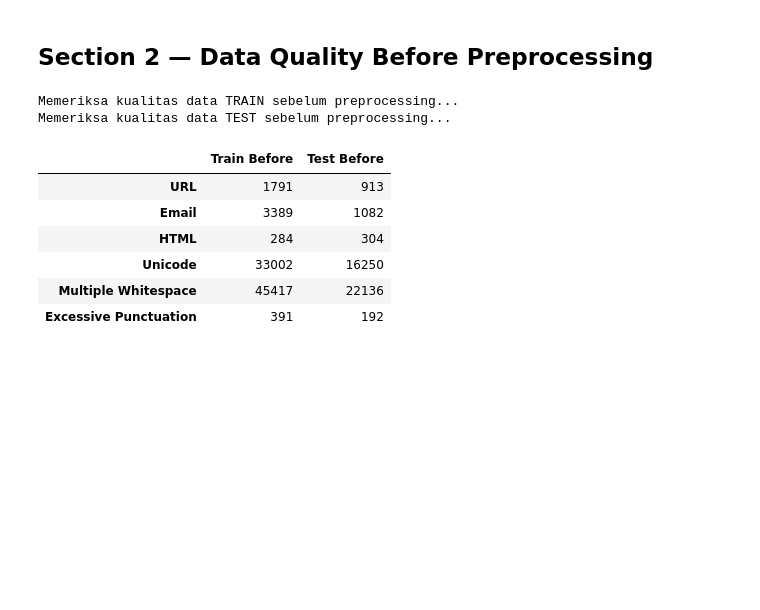
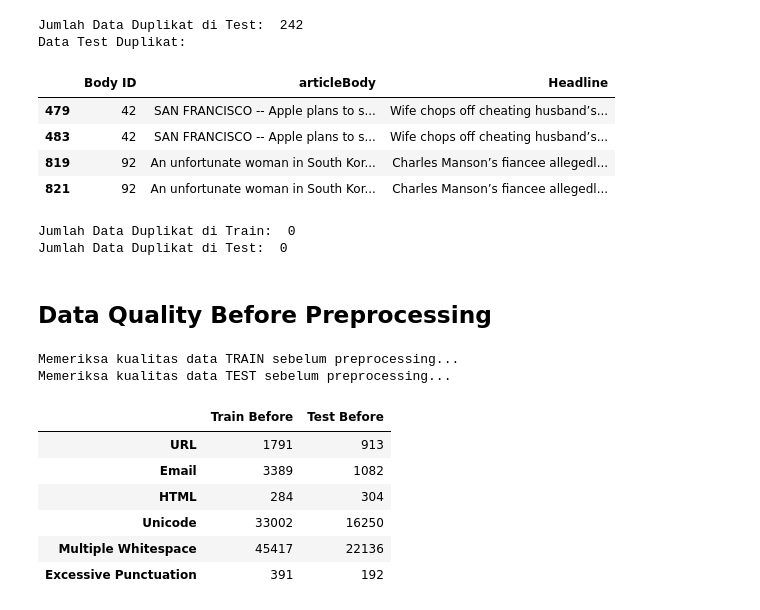
Before and after one commit to DeanFebrio/AOL_TextMining_FakeNewsDetection, a Jupyter notebook: preprocessing.ipynb, the cells around one changed output. Drawn from its saved outputs; the diff is of its cells as text; code cells hidden in the pictures; blank space fills up the shorter version.

```diff
--- a/preprocessing.ipynb
+++ b/preprocessing.ipynb
@@ -39,0 +45,12 @@ Sample Train Data:
+# %%
+print("Jumlah Data Duplikat di Test: ", df_test.duplicated().sum())
+print("Data Test Duplikat:")
+display(df_test[df_test.duplicated(keep=False)].head(4))
+# %% [output]
+Jumlah Data Duplikat di Test:  242
+Data Test Duplikat:
+|  | Body ID | articleBody | Headline |
+| 479 | 42 | SAN FRANCISCO -- Apple plans to s... | Wife chops off cheating husband’s... |
+| 483 | 42 | SAN FRANCISCO -- Apple plans to s... | Wife chops off cheating husband’s... |
+| 819 | 92 | An unfortunate woman in South Kor... | Charles Manson’s fiancee allegedl... |
+| 821 | 92 | An unfortunate woman in South Kor... | Charles Manson’s fiancee allegedl... |
@@ -40,5 +60,11 @@ Sample Train Data:
+# %%
+print("Jumlah Data Duplikat di Train: ", df_train_proc.duplicated().sum())
+print("Jumlah Data Duplikat di Test: ", df_test_proc.duplicated().sum())
+# %% [output]
+Jumlah Data Duplikat di Train:  0
+Jumlah Data Duplikat di Test:  0
 # %% [markdown]
-## Section 2 — Data Quality Before Preprocessing
+## Data Quality Before Preprocessing
 # %%
 url_pattern = re.compile(r'https?://\S+|www\.\S+')
 html_pattern = re.compile(r'<.*?>')
```
Also changed, not shown: parts of 33 cells of this notebook, 2 other files.
